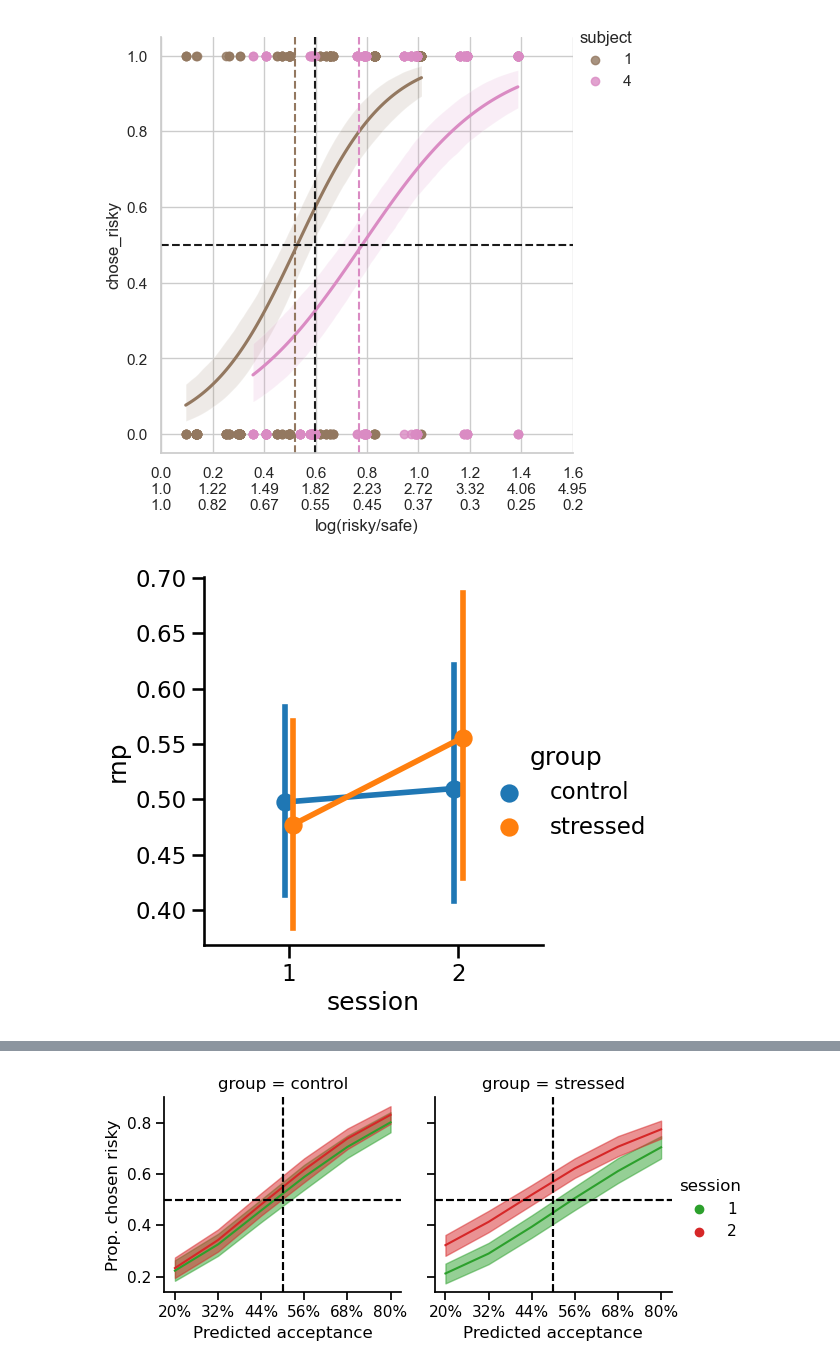
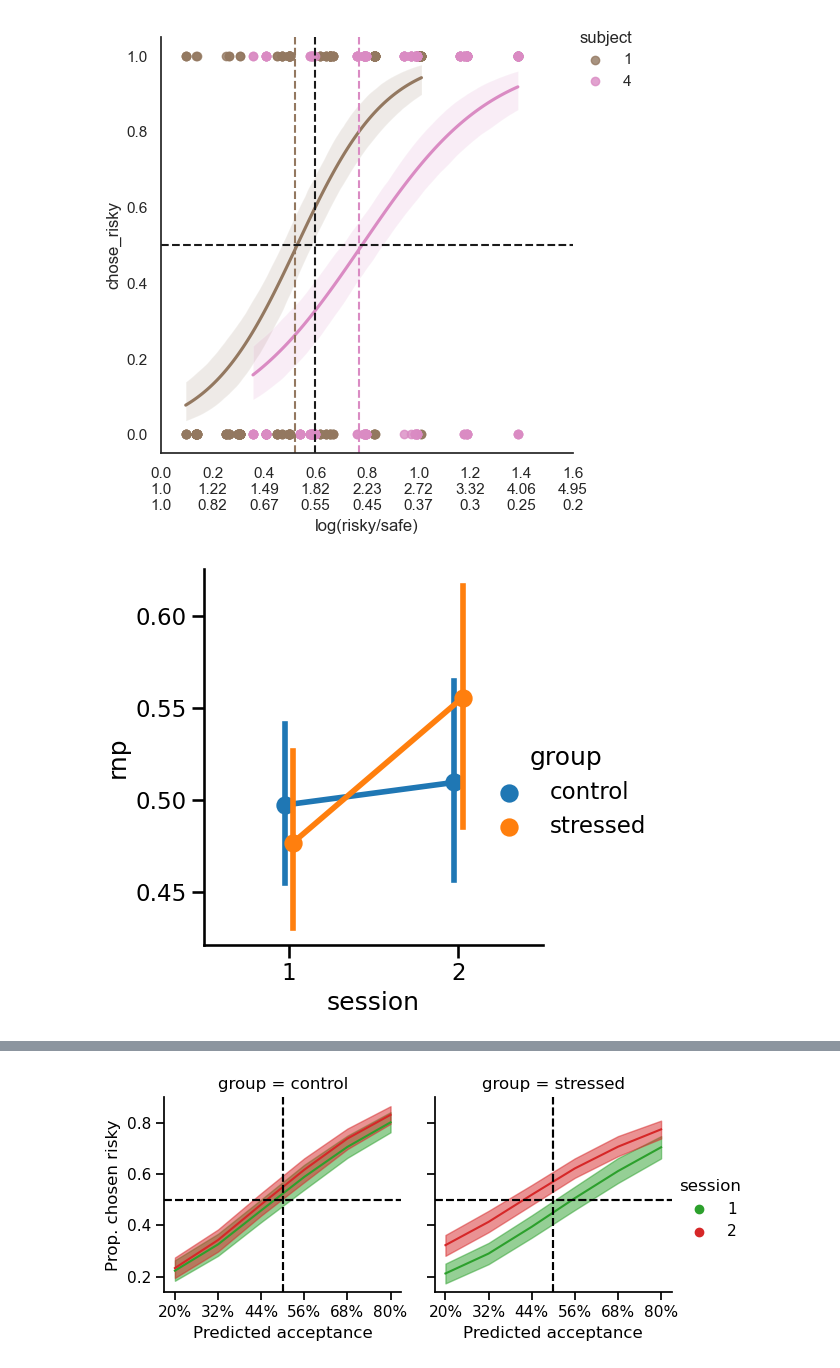
Before and after one commit to Gilles86/stress_risk, a Jupyter notebook: stress_risk/plots_for_paper/fig2_rnp.ipynb, the cells around one changed output, grey strips where cells are left out. Cells and saved outputs as stored; diff of their text form; code cells hidden in the pictures.

Commit message:
plots for figures

```diff
--- a/stress_risk/plots_for_paper/fig2_rnp.ipynb
+++ b/stress_risk/plots_for_paper/fig2_rnp.ipynb
@@ -16,7 +16,7 @@ df = get_data()
 # %%
 # concept illustration: psychometric curve
 sns.set_context('notebook')
-sns.set(style="whitegrid")
+sns.set(style="white") #whitegrid --> gridlines
 
 d = df.loc[([1,4])] # subject = 1
 
@@ -42,7 +42,7 @@ plt.axvline(.77, c=sns.color_palette()[6], ls='--')
 #ax.add_axes()
 plt.savefig(op.join(plot_folder_path, f'psychometric-curve_rnp_illustration_01'))
 # %% [output]
-[figure, old version]
+[figure, new version]
 # %%
 # probit model
 # code from stress_risk/behavior/probit-model_
@@ -66,24 +66,25 @@ traces= az.from_netcdf(op.join(target_folder, f'bambi-RNP-fit_trace_model{n_mode
 # %%
 # plot rnp
 from arviz import hdi
 from stress_risk.behavior.utils import extract_rnp_precision
+sns.set_context('talk') # running the cell before changes colors etc. of this one
 
 intercept, gamma = extract_rnp_precision(traces, model, df, True) # important
 rnp = np.clip(np.exp(intercept/gamma), 0, 1)
 
-get_error_bar = lambda d: hdi(d.values)
+get_error_bar = lambda d: hdi(d.values, hdi_prob=0.67)
 tmp = rnp.stack([-1, -2])
 tmp.columns = ['rnp']
 tmp = tmp.reset_index()
 p = sns.catplot(tmp, y='rnp', x='session', hue='group', kind='point',
             errorbar=get_error_bar, dodge=True) # legend=False
 legend_labels = {"0": "control", "1": "stressed"}
 for t, l in zip(p._legend.texts, legend_labels.values()):
     t.set_text(l)
 
 #plt.title(f'model {n_model}')
 #plt.show(p) # saved png gets blank with those lines
 
-plt.savefig(op.join(plot_folder_path, f'rnp_group-sesssion_model-{n_model}'))
+#plt.savefig(op.join(plot_folder_path, f'rnp_group-sesssion_model-{n_model}'))
 # %% [output]
-[figure, old version]
+[figure, new version]
```
Also changed, not shown: parts of 4 cells of this notebook, 2 other files.
